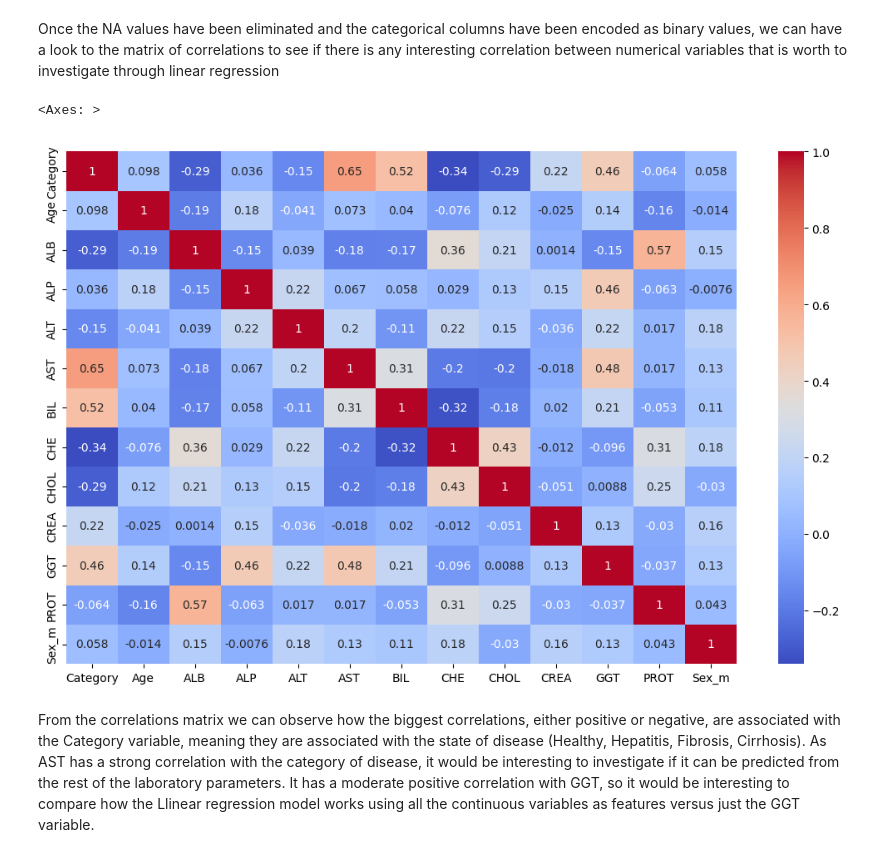
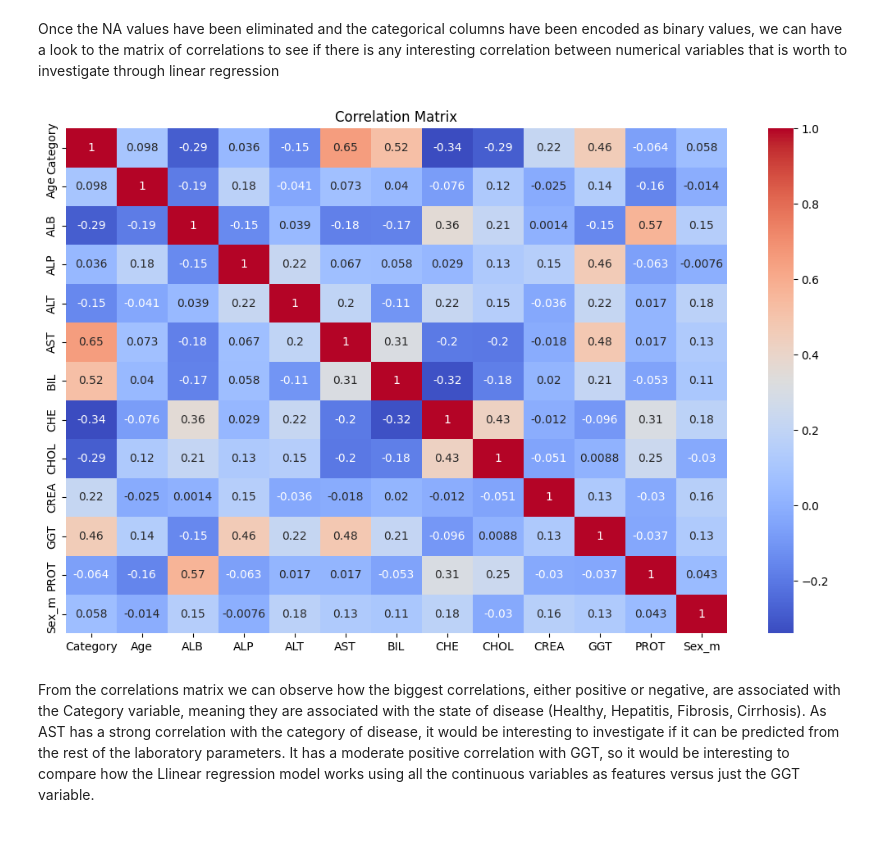
Before and after one commit to Biokatzen/Hepatitis-C-Prediction-Dataset, a Jupyter notebook: HepatitisC_Prediction_Dataset.ipynb, the cells around one changed output. Saved outputs shown, nothing was run; the diff lists cells and outputs as text; code cells hidden in the pictures.

```diff
--- a/HepatitisC_Prediction_Dataset.ipynb
+++ b/HepatitisC_Prediction_Dataset.ipynb
@@ -150,13 +150,14 @@ Once the NA values have been eliminated and the categorical columns have been en
 # %%
 import seaborn as sns
 import matplotlib.pyplot as plt
 
 plt.figure(figsize=(13,8))
 corr_matrix = df_encoded.corr()
 sns.heatmap(corr_matrix, annot=True, cmap='coolwarm')
+plt.title("Correlation Matrix")
+plt.show()
 # %% [output]
-<Axes: >
-[figure, old version]
+[figure, new version]
 # %% [markdown]
 From the correlations matrix we can observe how the biggest correlations, either positive or negative, are associated with the Category variable, meaning they are associated with the state of disease (Healthy, Hepatitis, Fibrosis, Cirrhosis). As AST has a strong correlation with the category of disease, it would be interesting to investigate if it can be predicted from the rest of the laboratory parameters. It has a moderate positive correlation with GGT, so it would be interesting to compare how the Llinear regression model works using all the continuous variables as features versus just the GGT variable.
 # %% [markdown]
```
Also changed, not shown: parts of 3 cells of this notebook.
